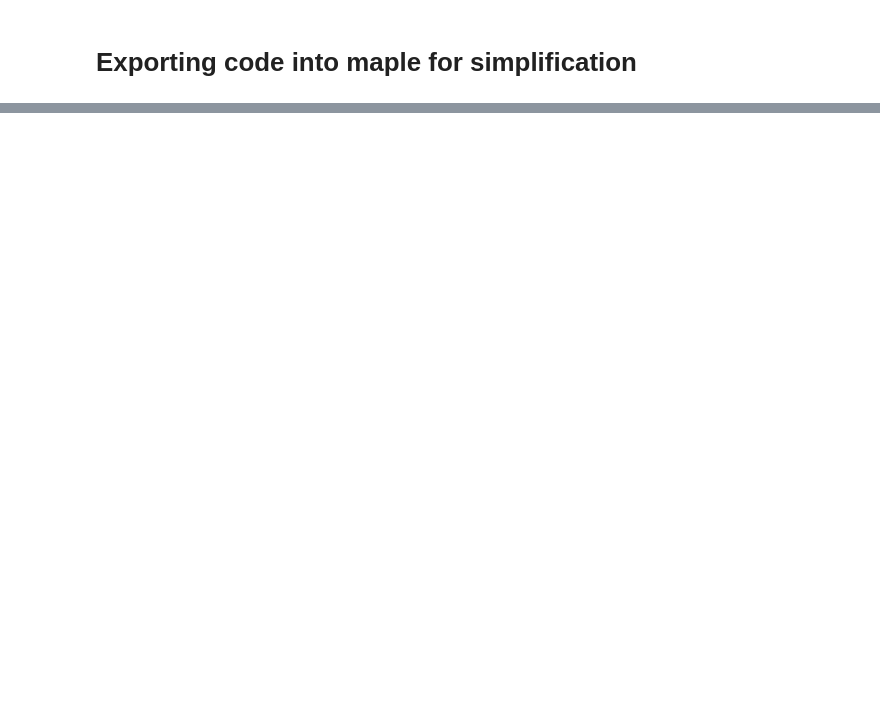
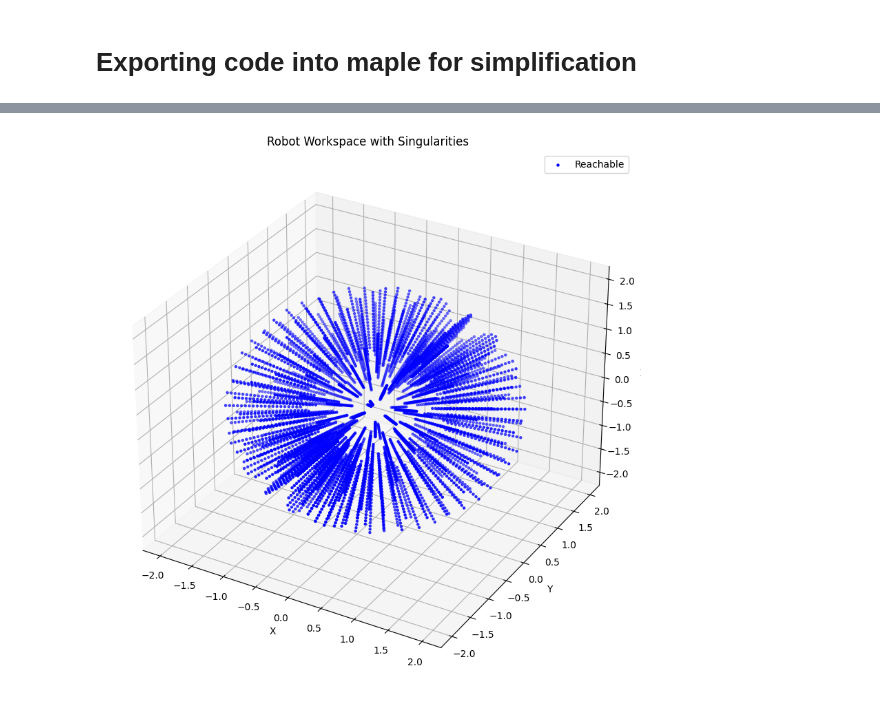
Before and after one commit to AmirSamanMirjalili/Robotics-Exercise, a Jupyter notebook: Code/E4.ipynb, the cells around one changed output, grey strips where cells are left out. Saved outputs shown, nothing was run; the diff lists cells and outputs as text; code cells hidden in the pictures; blank space fills up the shorter version.

```diff
--- a/Code/E4.ipynb
+++ b/Code/E4.ipynb
@@ -93,9 +117,9 @@ The robot has two revolute joints (rotating around y and x axes) and one prismat
 # %%
 def setup_3dof_robot():
     # Define symbolic variables for joint angles and link lengths
-    theta1, theta2, d = sf.symbols("theta1 theta2 d")
+    theta1, theta2, d = sf.symbols("theta1 theta2 d",positive=True)
     # a1, a2, a3 = sf.symbols("a1 a2 a3")
-    L0 = sf.symbols("L0")  # EE position in base frame when in home position
+    L0 = sf.symbols("L0",positive=True)  # EE position in base frame when in home position
 
     # Define joint angles
     joint_angles = values.Values(
@@ -352,0 +618,90 @@ with open("robot_kinematics.mw", "w") as f:
+# %%
+import symforce.symbolic as sf
+import numpy as np
+import matplotlib.pyplot as plt
+from mpl_toolkits.mplot3d import Axes3D
+import sympy as sp
+
+# Setup the robot
+joint_angles, screw_axes_params, M_params, L0 = setup_3dof_robot()
+
+# Extract the joint angle symbols
+theta1 = joint_angles['q1']
+theta2 = joint_angles['q2']
+d = joint_angles['q3']
+
+# Create the symbolic vector using your joint variables
+joint_angles_sym = sf.V3(theta1, theta2, d)
+
+# Use your calculated end-effector pose
+end_effector_pose = n_link_forward_kinematics(joint_angles, screw_axes_params, M_params, epsilon)
+
+# Extract the position from the end-effector pose
+end_effector_position = end_effector_pose[:3, 3]
+
+# Calculate the Jacobian
+jacobian = end_effector_position.jacobian(joint_angles_sym)
+
+# Convert SymForce matrices to SymPy matrices
+end_effector_position_sympy = sp.Matrix(end_effector_position)
+jacobian_sympy = sp.Matrix(jacobian)
+
+# Create lambda functions for position and Jacobian
+position_func = sp.lambdify([theta1, theta2, d, L0], end_effector_position_sympy)
+jacobian_func = sp.lambdify([theta1, theta2, d, L0], jacobian_sympy)
+
+def is_singular(J, threshold=1e-6):
+    _, s, _ = np.linalg.svd(J)
+    return np.any(s < threshold)
+
+# Define joint ranges
+theta1_range = np.linspace(-np.pi, np.pi, 20)
+theta2_range = np.linspace(-np.pi/2, np.pi/2, 20)
+d_range = np.linspace(0, 1, 20)
+
+L0_value = 1.0  # Adjust as needed
+
+workspace_points = []
+singular_points = []
+
+for theta1_val in theta1_range:
+    for theta2_val in theta2_range:
+        for d_val in d_range:
+            position = position_func(theta1_val, theta2_val, d_val, L0_value)
+            J = jacobian_func(theta1_val, theta2_val, d_val, L0_value)
+
+            if is_singular(J):
+                singular_points.append(position)
+            else:
+                workspace_points.append(position)
+
+workspace_points = np.array(workspace_points)
+singular_points = np.array(singular_points)
+
+
+# Visualize the workspace
+fig = plt.figure(figsize=(12, 10))
+ax = fig.add_subplot(111, projection='3d')
+
+ax.scatter(workspace_points[:, 0], workspace_points[:, 1], workspace_points[:, 2], c='b', marker='.', label='Reachable')
+if len(singular_points) > 0:
+    ax.scatter(singular_points[:, 0], singular_points[:, 1], singular_points[:, 2], c='r', marker='.', label='Singular')
+
+ax.set_xlabel('X')
+ax.set_ylabel('Y')
+ax.set_zlabel('Z')
+ax.set_title('Robot Workspace with Singularities')
+ax.legend()
+
+plt.show()
+
+# Analyze workspace and singularities
+print(f"Total points: {len(workspace_points) + len(singular_points)}")
+print(f"Singular points: {len(singular_points)}")
+print(f"Percentage of singular configurations: {len(singular_points) / (len(workspace_points) + len(singular_points)) * 100:.2f}%")
+
+if len(singular_points) > 0:
+    singular_mean = np.mean(singular_points, axis=0)
+    print(f"Center of singular region: ({singular_mean[0]:.2f}, {singular_mean[1]:.2f}, {singular_mean[2]:.2f})")
+# %% [output]
+[figure, added]
```
Also changed, not shown: parts of 18 cells of this notebook.
